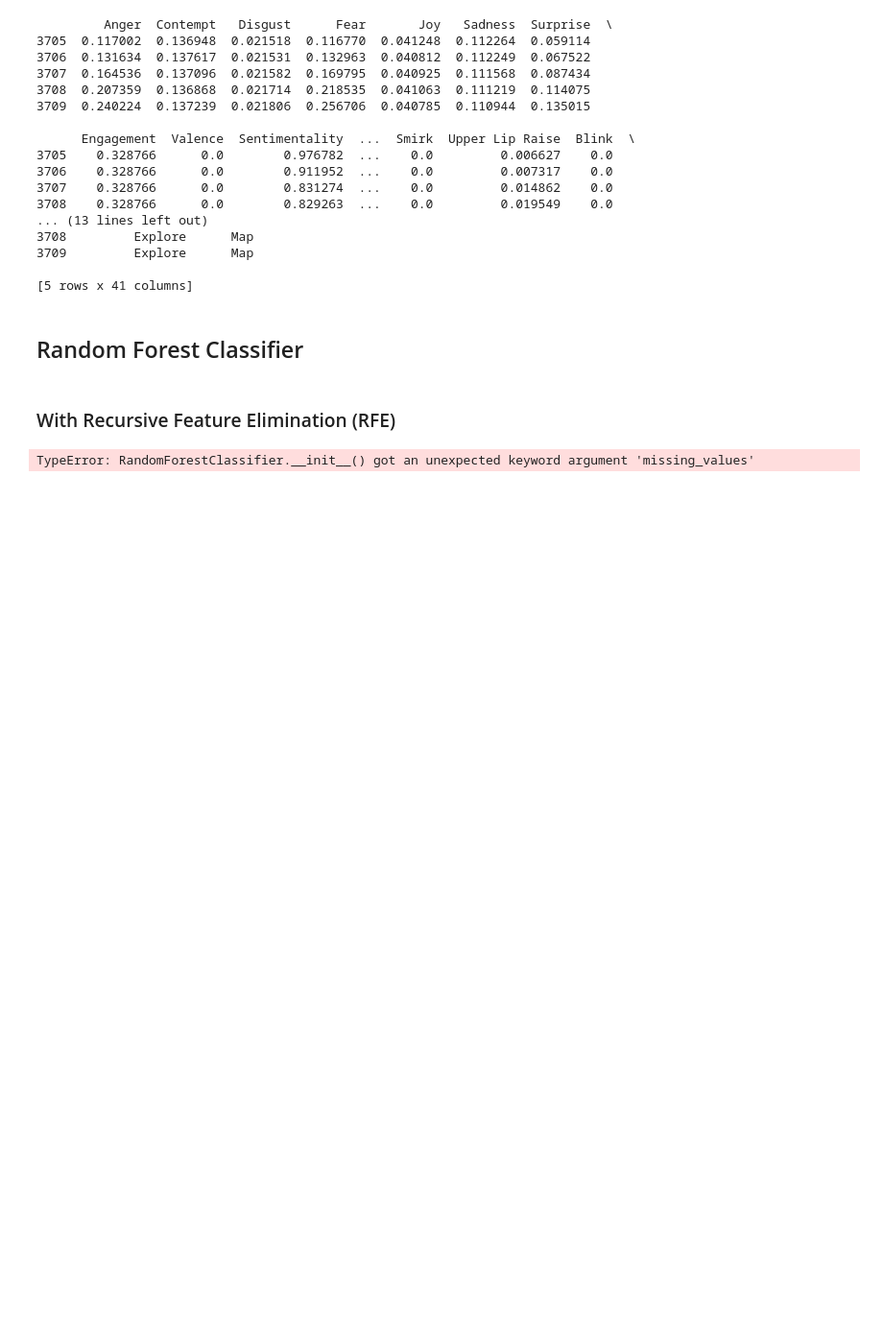
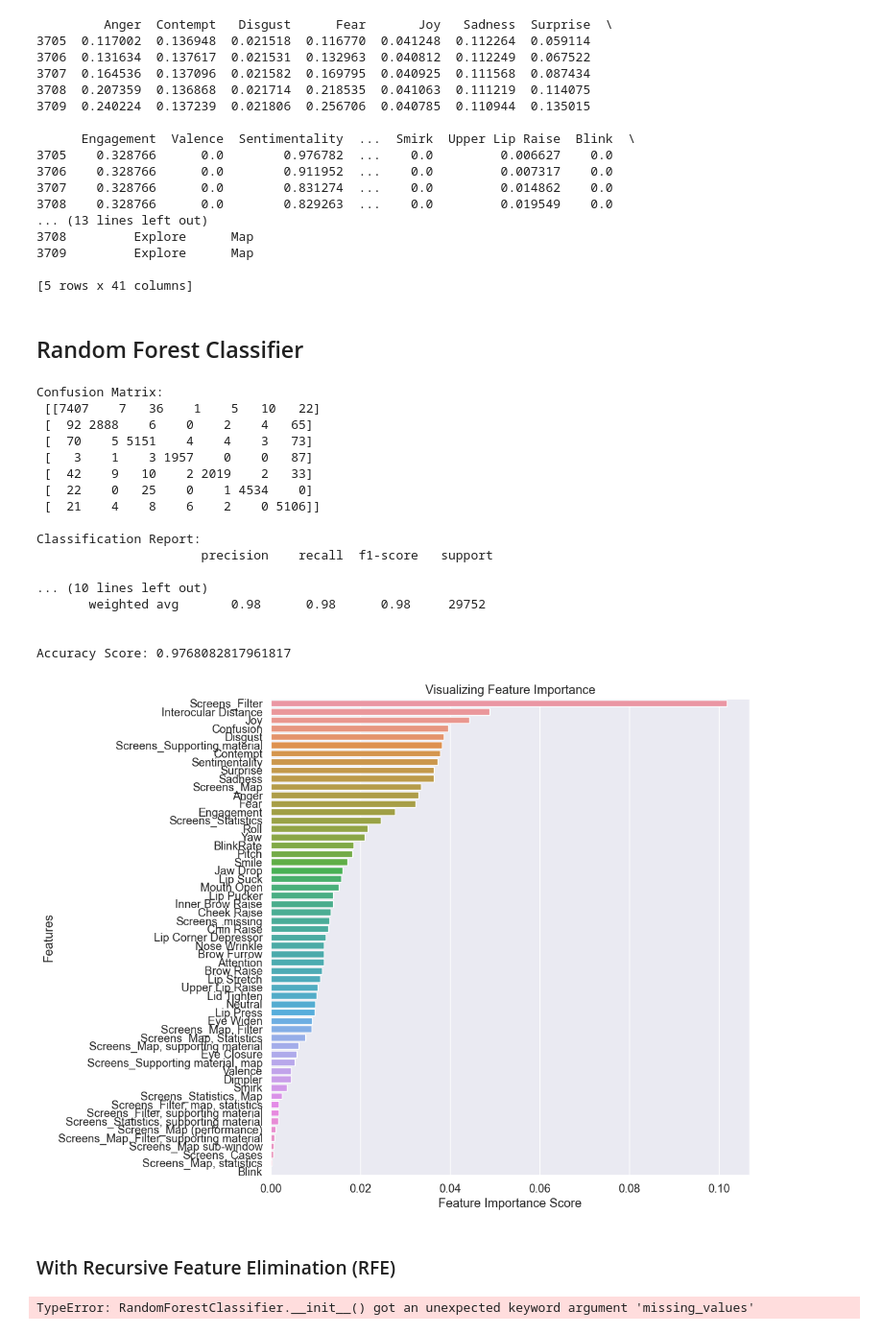
Before and after one commit to litalshl/classifiers, a Jupyter notebook: random forest classifier.ipynb, the cells around one changed output. Shown: that part at 96% size. Saved outputs shown, nothing was run; the diff lists cells and outputs as text; code cells hidden in the pictures; blank space fills up the shorter version.

```diff
--- a/random forest classifier.ipynb
+++ b/random forest classifier.ipynb
@@ -176,34 +176,53 @@ class_weights = {
     'Assess Results': 0.5,  # Assess Results - weight for class 0 (majority class)
     'Conclude': 1.5,  # Conclude - weight for class 1 (minority class)
     'Explore': 1.0,  # Explore - weight for class 2 (majority class)
     'Focus': 2.0,  # Focus - weight for class 3 (minority class)
     'Generate Hypothesis': 2.0,  # Generate Hypothesis - weight for class 4 (minority class)
     'Set Goal': 1.0,  # Set Goal - weight for class 5 (majority class)
     'Test Hypothesis': 1.0  # Test Hypothesis - weight for class 6 (majority class)
 }
 
 # Train the Random Forest model
 model = RandomForestClassifier(n_estimators=100, random_state=42, class_weight=class_weights)
 model.fit(X_train, y_train)
 
 # Test the model
 y_pred = model.predict(X_test)
 
 # Evaluate the model
 print("Confusion Matrix:\n", confusion_matrix(y_test, y_pred))
 print("\nClassification Report:\n", classification_report(y_test, y_pred))
 print("\nAccuracy Score:", accuracy_score(y_test, y_pred))
 
 # Plot the feature importance
 importances = model.feature_importances_
 feature_importances = pd.Series(importances, index=all_feature_names).sort_values(ascending=False)
 
-plt.figure(figsize=(10, 5))
+plt.figure(figsize=(10, 10))
 sns.barplot(x=feature_importances, y=feature_importances.index)
 plt.xlabel('Feature Importance Score')
 plt.ylabel('Features')
 plt.title('Visualizing Feature Importance')
 plt.show()
+# %% [output]
+Confusion Matrix:
+ [[7407    7   36    1    5   10   22]
+ [  92 2888    6    0    2    4   65]
+ [  70    5 5151    4    4    3   73]
+ [   3    1    3 1957    0    0   87]
+ [  42    9   10    2 2019    2   33]
+ [  22    0   25    0    1 4534    0]
+ [  21    4    8    6    2    0 5106]]
+
+Classification Report:
+                      precision    recall  f1-score   support
+
+... (10 lines left out)
+       weighted avg       0.98      0.98      0.98     29752
+
+
+Accuracy Score: 0.9768082817961817
+[figure, added]
 # %% [markdown]
 <h3> With Recursive Feature Elimination (RFE) </h3>
 # %%
```
Also changed, not shown: parts of 2 cells of this notebook.
